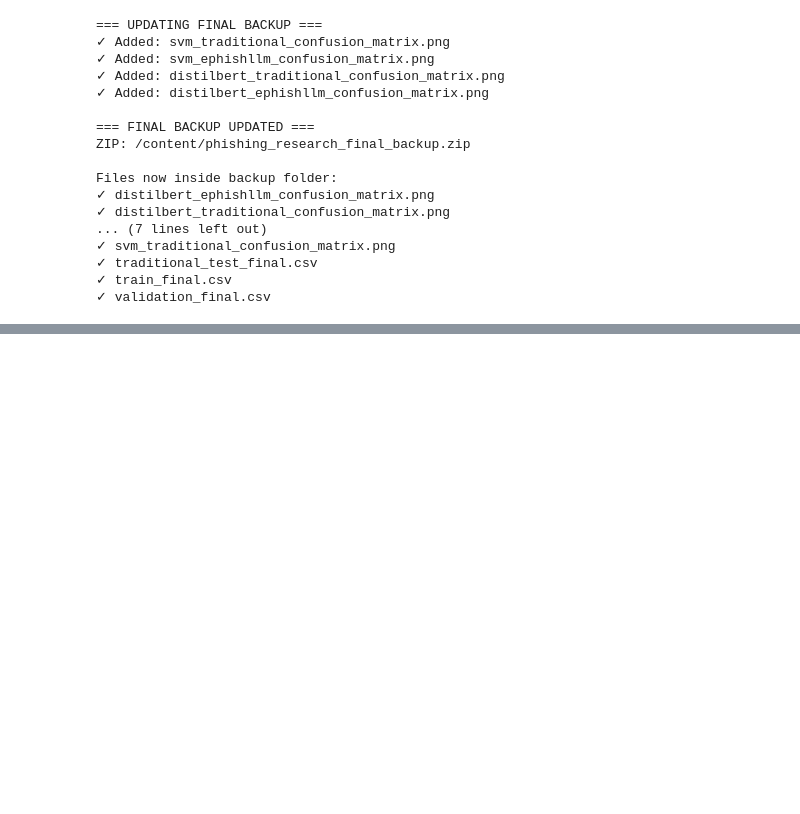
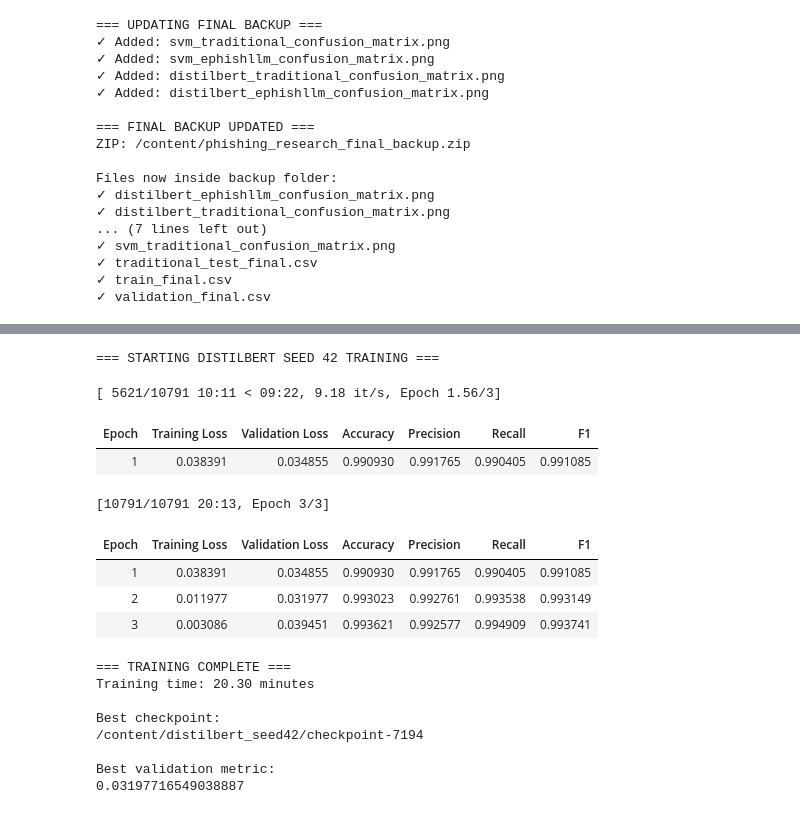
Before and after one commit to HabiburRahman002/AI-Phishing-Detection, a Jupyter notebook: AI_Phishing_Detection_Experiments.ipynb, the cells around one changed output, grey strips where cells are left out. Cells and saved outputs as stored; diff of their text form; code cells hidden in the pictures; blank space fills up the shorter version.

```diff
--- a/AI_Phishing_Detection_Experiments.ipynb
+++ b/AI_Phishing_Detection_Experiments.ipynb
@@ -4605,0 +4684,11 @@ files.download("/content/phishing_research_final_backup.zip")
+# %%
+import pandas as pd
+
+# Load exact final datasets
+train_df = pd.read_csv("/content/train_final.csv")
+val_df = pd.read_csv("/content/validation_final.csv")
+test_df = pd.read_csv("/content/traditional_test_final.csv")
+
+print("Train:", train_df.shape)
+print("Validation:", val_df.shape)
+print("Traditional Test:", test_df.shape)
@@ -4605,0 +4921,38 @@ files.download("/content/phishing_research_final_backup.zip")
+# %%
+import time
+
+print("=== STARTING DISTILBERT SEED 42 TRAINING ===")
+
+start_time = time.time()
+
+train_result = trainer.train()
+
+end_time = time.time()
+training_minutes = (end_time - start_time) / 60
+
+print("\n=== TRAINING COMPLETE ===")
+print(f"Training time: {training_minutes:.2f} minutes")
+
+print("\nBest checkpoint:")
+print(trainer.state.best_model_checkpoint)
+
+print("\nBest validation metric:")
+print(trainer.state.best_metric)
+# %% [output]
+=== STARTING DISTILBERT SEED 42 TRAINING ===
+[ 5621/10791 10:11 < 09:22, 9.18 it/s, Epoch 1.56/3]
+| Epoch | Training Loss | Validation Loss | Accuracy | Precision | Recall | F1 |
+| 1 | 0.038391 | 0.034855 | 0.990930 | 0.991765 | 0.990405 | 0.991085 |
+[10791/10791 20:13, Epoch 3/3]
+| Epoch | Training Loss | Validation Loss | Accuracy | Precision | Recall | F1 |
+| 1 | 0.038391 | 0.034855 | 0.990930 | 0.991765 | 0.990405 | 0.991085 |
+| 2 | 0.011977 | 0.031977 | 0.993023 | 0.992761 | 0.993538 | 0.993149 |
+| 3 | 0.003086 | 0.039451 | 0.993621 | 0.992577 | 0.994909 | 0.993741 |
+=== TRAINING COMPLETE ===
+Training time: 20.30 minutes
+
+Best checkpoint:
+/content/distilbert_seed42/checkpoint-7194
+
+Best validation metric:
+0.03197716549038887
```
Also changed, not shown: parts of 49 cells of this notebook.
